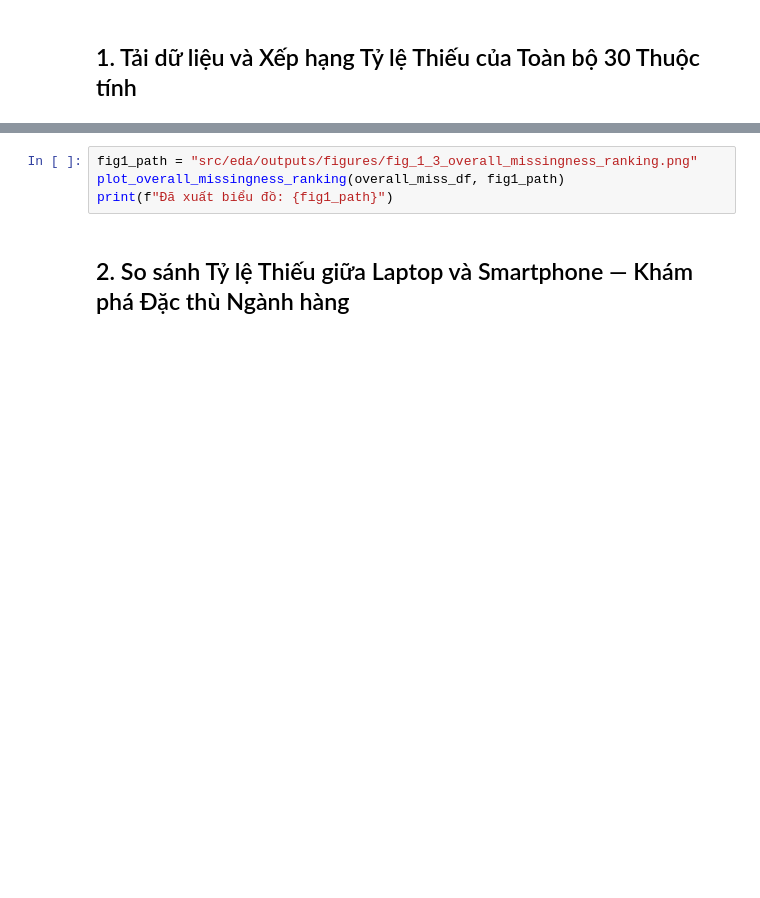
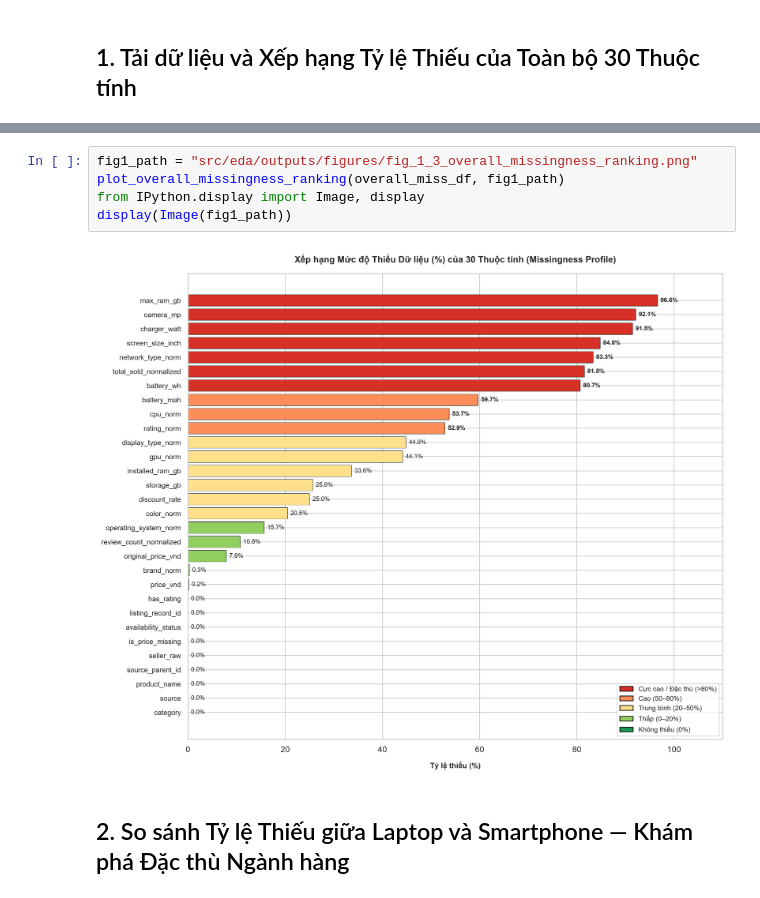
Before and after one commit to pvq-vn/it4930-ecommerce-data-intelligence, a Jupyter notebook: src/eda/notebooks/03_missingness_profile.ipynb, the cells around one changed output, grey strips where cells are left out. Drawn from its saved outputs; the diff is of its cells as text; blank space fills up the shorter version.

```diff
--- a/src/eda/notebooks/03_missingness_profile.ipynb
+++ b/src/eda/notebooks/03_missingness_profile.ipynb
@@ -46,7 +80,10 @@ display(overall_miss_df)
 # %%
 fig1_path = "src/eda/outputs/figures/fig_1_3_overall_missingness_ranking.png"
 plot_overall_missingness_ranking(overall_miss_df, fig1_path)
-print(f"Đã xuất biểu đồ: {fig1_path}")
+from IPython.display import Image, display
+display(Image(fig1_path))
+# %% [output]
+[figure, added]
 # %% [markdown]
 ## 2. So sánh Tỷ lệ Thiếu giữa Laptop và Smartphone — Khám phá Đặc thù Ngành hàng
 # %%
```
Also changed, not shown: parts of 6 cells of this notebook, 14 other files.
